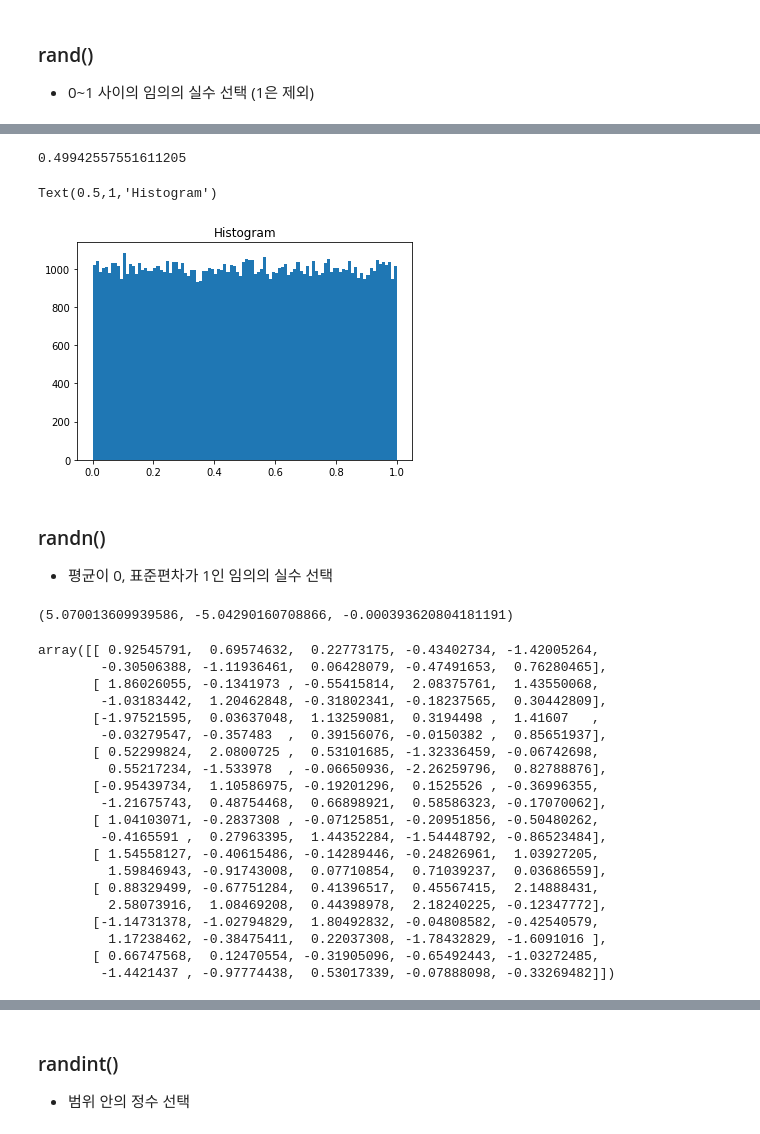
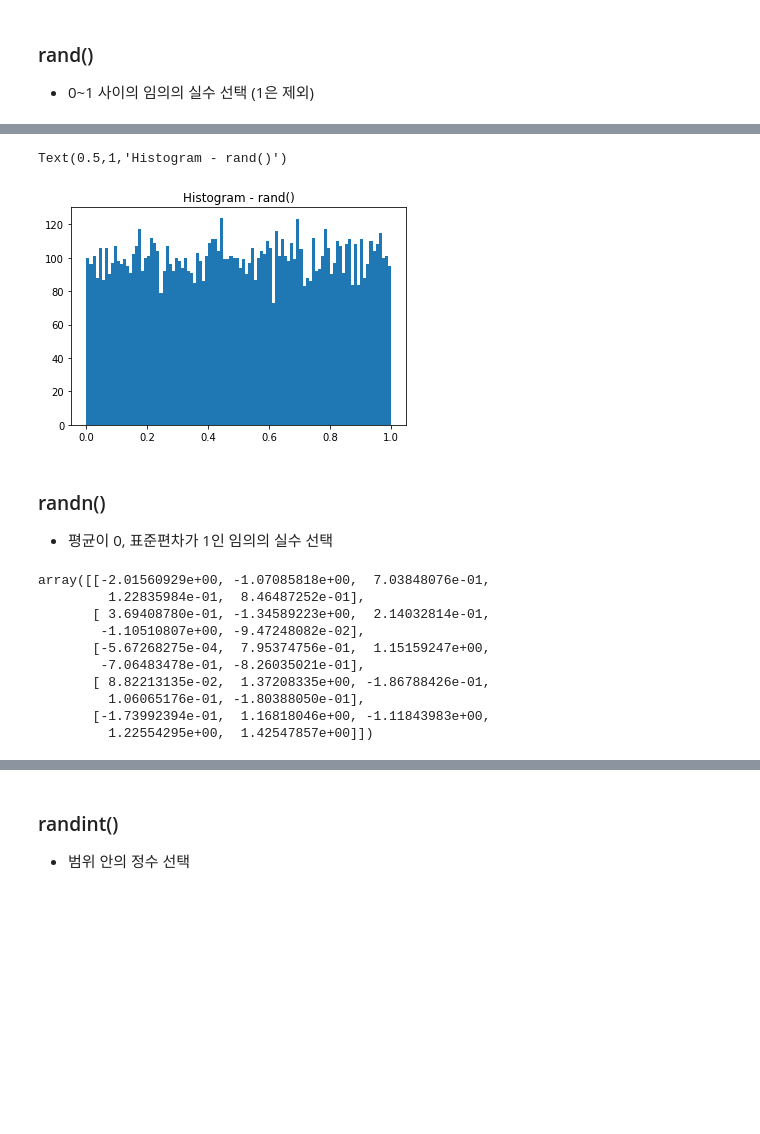
Before and after one commit to gubosd/lecture13, a Jupyter notebook: 데이터분석/02_numpy_02_랜덤.ipynb, the cells around one changed output, grey strips where cells are left out. Drawn from its saved outputs; the diff is of its cells as text; code cells hidden in the pictures; blank space fills up the shorter version.

```diff
--- a/데이터분석/02_numpy_02_랜덤.ipynb
+++ b/데이터분석/02_numpy_02_랜덤.ipynb
@@ -174,46 +168,28 @@ a.mean()
 # %%
-a2 = np.random.rand(100000)
-a2.mean()
+a2 = np.random.rand(10000)
+
+plt.hist(a2, bins=100)
+plt.title('Histogram - rand()')
 # %% [output]
-0.49942557551611205
+Text(0.5,1,'Histogram - rand()')
+[figure, added]
-# %%
-plt.hist(a2, bins=100)
-plt.title('Histogram')
-# %% [output]
-Text(0.5,1,'Histogram')
-[figure, removed]
 # %% [markdown]
 ### randn()
 - 평균이 0, 표준편차가 1인 임의의 실수 선택
 # %%
-a = np.random.randn(1000000)
-a.max(), a.min(), a.mean()
+a = np.random.randn(5,5)
+a
 # %% [output]
-(5.070013609939586, -5.04290160708866, -0.000393620804181191)
+array([[-2.01560929e+00, -1.07085818e+00,  7.03848076e-01,
+         1.22835984e-01,  8.46487252e-01],
+       [ 3.69408780e-01, -1.34589223e+00,  2.14032814e-01,
+        -1.10510807e+00, -9.47248082e-02],
+       [-5.67268275e-04,  7.95374756e-01,  1.15159247e+00,
+        -7.06483478e-01, -8.26035021e-01],
+       [ 8.82213135e-02,  1.37208335e+00, -1.86788426e-01,
+         1.06065176e-01, -1.80388050e-01],
+       [-1.73992394e-01,  1.16818046e+00, -1.11843983e+00,
+         1.22554295e+00,  1.42547857e+00]])
-# %%
-a = np.random.randn(10,10)
-a
-# %% [output]
-array([[ 0.92545791,  0.69574632,  0.22773175, -0.43402734, -1.42005264,
-        -0.30506388, -1.11936461,  0.06428079, -0.47491653,  0.76280465],
-       [ 1.86026055, -0.1341973 , -0.55415814,  2.08375761,  1.43550068,
-        -1.03183442,  1.20462848, -0.31802341, -0.18237565,  0.30442809],
-       [-1.97521595,  0.03637048,  1.13259081,  0.3194498 ,  1.41607   ,
-        -0.03279547, -0.357483  ,  0.39156076, -0.0150382 ,  0.85651937],
-       [ 0.52299824,  2.0800725 ,  0.53101685, -1.32336459, -0.06742698,
-         0.55217234, -1.533978  , -0.06650936, -2.26259796,  0.82788876],
-       [-0.95439734,  1.10586975, -0.19201296,  0.1525526 , -0.36996355,
-        -1.21675743,  0.48754468,  0.66898921,  0.58586323, -0.17070062],
-       [ 1.04103071, -0.2837308 , -0.07125851, -0.20951856, -0.50480262,
-        -0.4165591 ,  0.27963395,  1.44352284, -1.54448792, -0.86523484],
-       [ 1.54558127, -0.40615486, -0.14289446, -0.24826961,  1.03927205,
-         1.59846943, -0.91743008,  0.07710854,  0.71039237,  0.03686559],
-       [ 0.88329499, -0.67751284,  0.41396517,  0.45567415,  2.14888431,
-         2.58073916,  1.08469208,  0.44398978,  2.18240225, -0.12347772],
-       [-1.14731378, -1.02794829,  1.80492832, -0.04808582, -0.42540579,
-         1.17238462, -0.38475411,  0.22037308, -1.78432829, -1.6091016 ],
-       [ 0.66747568,  0.12470554, -0.31905096, -0.65492443, -1.03272485,
-        -1.4421437 , -0.97774438,  0.53017339, -0.07888098, -0.33269482]])
 # %%
 a.mean()
 # %% [output]
```
Also changed, not shown: parts of 47 cells of this notebook.
